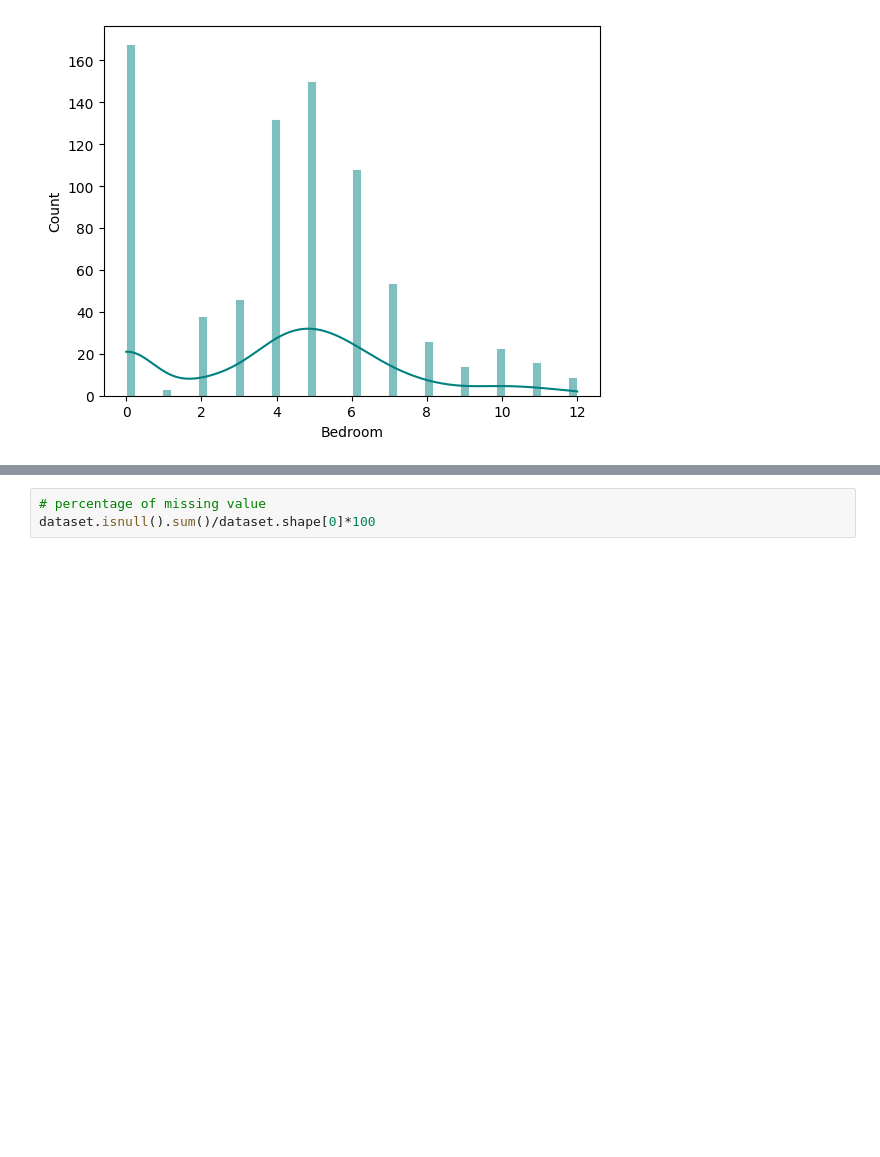
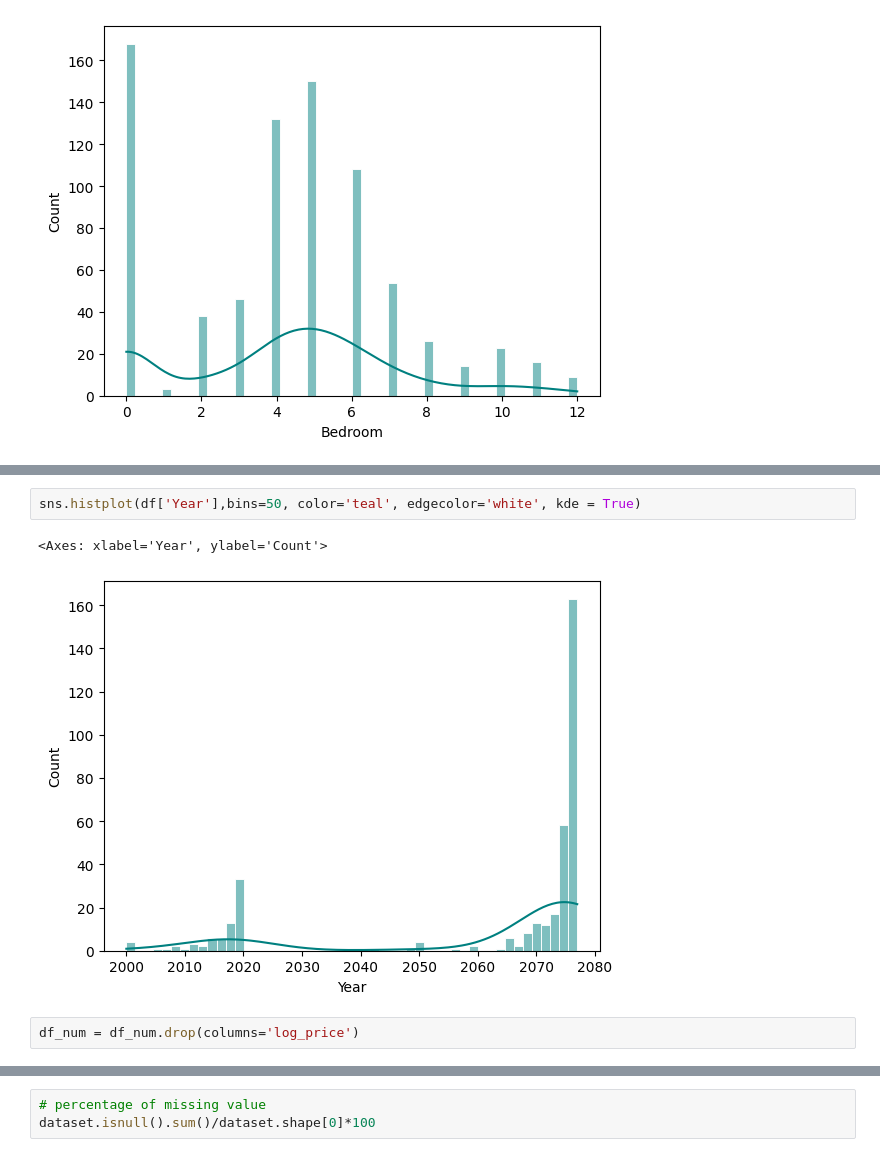
Before and after one commit to prakasshrestha/ML-Project, a Jupyter notebook: LinearRegression_project/1. House Price Prediction/NepalHousingPredict.ipynb, the cells around one changed output, grey strips where cells are left out. Cells and saved outputs as stored; diff of their text form; blank space fills up the shorter version.

```diff
--- a/LinearRegression_project/1. House Price Prediction/NepalHousingPredict.ipynb
+++ b/LinearRegression_project/1. House Price Prediction/NepalHousingPredict.ipynb
@@ -845,0 +887,7 @@ sns.histplot(clean_df2['Area_sqft'],bins=50, color='teal', edgecolor='white', kd
+# %%
+sns.histplot(df['Year'],bins=50, color='teal', edgecolor='white', kde = True)
+# %% [output]
+<Axes: xlabel='Year', ylabel='Count'>
+[figure, added]
+# %%
+df_num = df_num.drop(columns='log_price')
```
Also changed, not shown: parts of 12 cells of this notebook.
